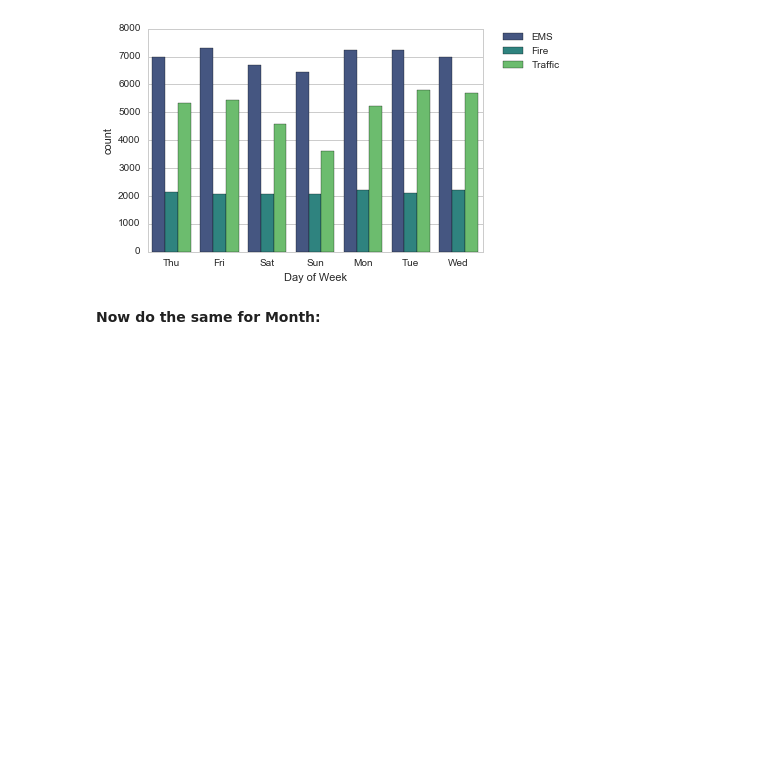
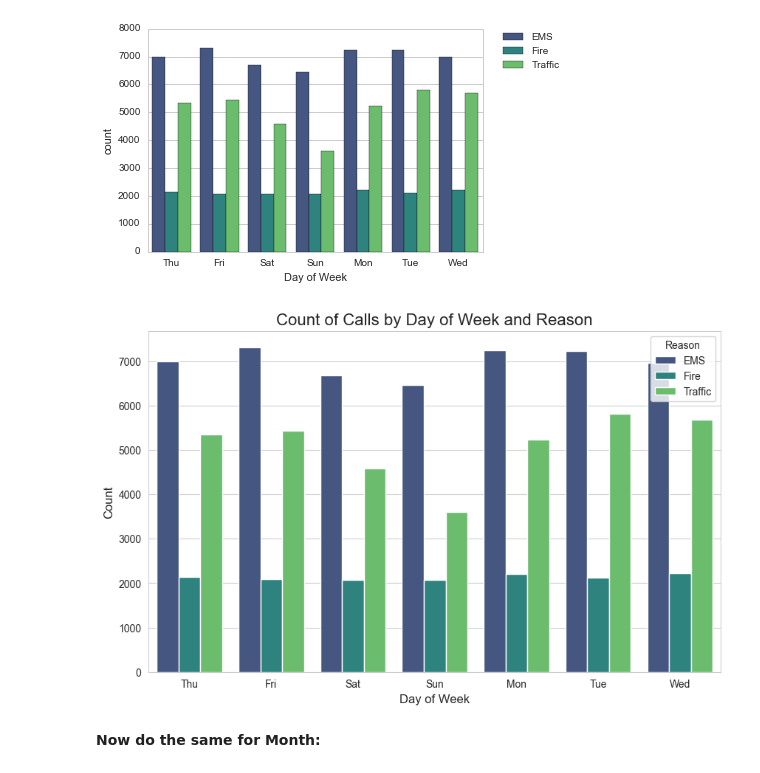
Before and after one commit to Humble-White/GenAI-Assignments, a Jupyter notebook: data_analysis_project.ipynb, the cells around one changed output. Cells and saved outputs as stored; diff of their text form; code cells hidden in the pictures; blank space fills up the shorter version.

Commit message:
Completed version of Data Analysis assignment

```diff
--- a/data_analysis_project.ipynb
+++ b/data_analysis_project.ipynb
@@ -242,3 +175,5 @@ if df['timeStamp'].dtype == 'object':
 <class 'str'>
 # %% [markdown]
 **You should have seen that these timestamps are still strings. Use [pd.to_datetime](https://pandas.pydata.org/pandas-docs/stable/reference/api/pandas.to_datetime.html) to convert the column from strings to DateTime objects.**
+# %%
+df['timeStamp'] = pd.to_datetime(df['timeStamp'])
@@ -249,3 +188,6 @@ if df['timeStamp'].dtype == 'object':
     time.hour
 
 **You can use Jupyter's tab method to explore the various attributes you can call. Now that the timestamp column are actually DateTime objects, use .apply() to create 3 new columns called Hour, Month, and Day of Week. You will create these columns based off of the timeStamp column, reference the solutions if you get stuck on this step.**
+# %%
+time = df['timeStamp'].iloc[0]
+time.hour
@@ -251,0 +196,8 @@ if df['timeStamp'].dtype == 'object':
+# %%
+# Create new columns using .apply()
+df['Hour'] = df['timeStamp'].apply(lambda time: time.hour)
+df['Month'] = df['timeStamp'].apply(lambda time: time.month)
+df['Day of Week'] = df['timeStamp'].apply(lambda time: time.day_name())
+
+# Display the DataFrame with new columns
+print(df[['timeStamp', 'Hour', 'Month', 'Day of Week']].head())
@@ -253,3 +212,10 @@ if df['timeStamp'].dtype == 'object':
 **Notice how the Day of Week is an integer 0-6. Use the .map() with this dictionary to map the actual string names to the day of the week:**
 
     dmap = {0:'Mon',1:'Tue',2:'Wed',3:'Thu',4:'Fri',5:'Sat',6:'Sun'}
+# %%
+# Extract the integer Day of Week (0 = Monday, 6 = Sunday)
+df['Day of Week (int)'] = df['timeStamp'].apply(lambda time: time.dayofweek)
+
+# Map the integers to string names
+dmap = {0: 'Mon', 1: 'Tue', 2: 'Wed', 3: 'Thu', 4: 'Fri', 5: 'Sat', 6: 'Sun'}
+df['Day of Week'] = df['Day of Week (int)'].map(dmap)
@@ -259,6 +235,19 @@ if df['timeStamp'].dtype == 'object':
 # %% [output]
 <matplotlib.legend.Legend at 0x...>
 [figure]
+# %%
+# Create the countplot
+plt.figure(figsize=(10, 6))
+sns.countplot(data=df, x='Day of Week', hue='Reason', palette='viridis')
+
+# Add titles and labels
+plt.title('Count of Calls by Day of Week and Reason', fontsize=16)
+plt.xlabel('Day of Week', fontsize=12)
+plt.ylabel('Count', fontsize=12)
+plt.legend(title='Reason')
+plt.show()
+# %% [output]
+[figure, added]
 # %% [markdown]
 **Now do the same for Month:**
 # %%
```
Also changed, not shown: parts of 20 cells of this notebook.
